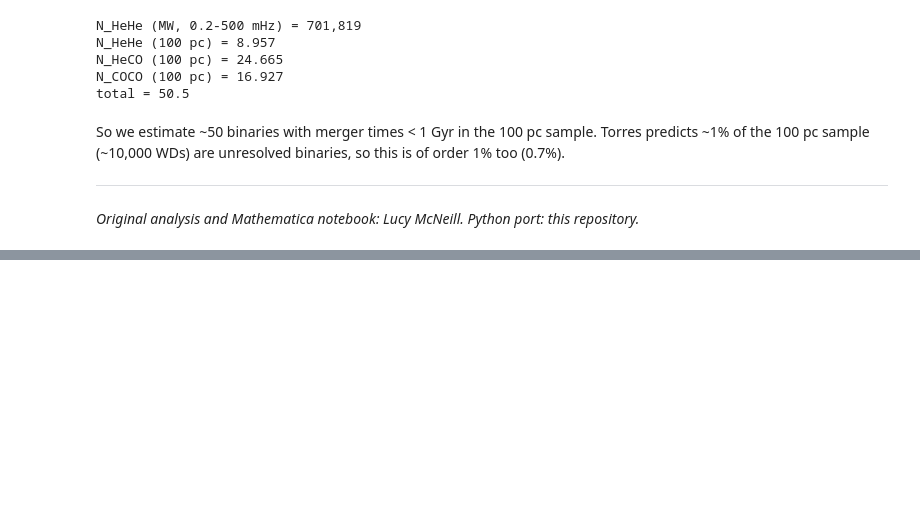
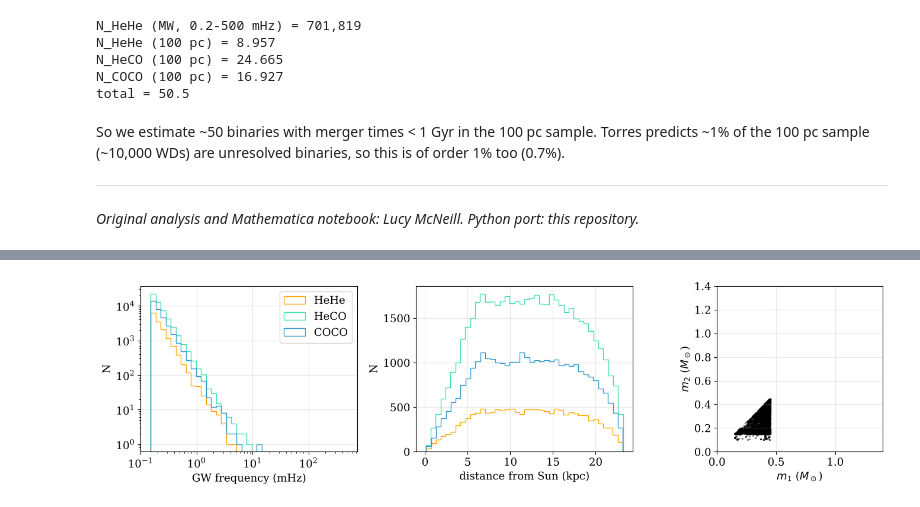
Before and after one commit to KarelPletsStriker/MBresponse, a Jupyter notebook: galactic-foreground-generator/notebooks/white_dwarf_rates.ipynb, the cells around one changed output, grey strips where cells are left out. Cells and saved outputs as stored; diff of their text form; code cells hidden in the pictures; blank space fills up the shorter version.

```diff
--- a/galactic-foreground-generator/notebooks/white_dwarf_rates.ipynb
+++ b/galactic-foreground-generator/notebooks/white_dwarf_rates.ipynb
@@ -330,0 +355,13 @@ are unresolved binaries, so this is of order 1% too (0.7%).
+# %%
+fig, axs = plt.subplots(1, 3, figsize=(14, 3.8))
+for c, colour in zip(("HeHe", "HeCO", "COCO"), ("orange", "#40e0b0", "#3399cc")):
+    sub = cat[cat.composition == c]
+    axs[0].hist(sub.f_gw * 1e3, bins=np.logspace(np.log10(0.15), np.log10(500), 40), histtype="step", color=colour, label=c)
+    axs[1].hist(sub.distance, bins=40, histtype="step", color=colour)
+axs[0].set(xscale="log", yscale="log", xlabel="GW frequency (mHz)", ylabel="N"); axs[0].legend()
+axs[1].set(xlabel="distance from Sun (kpc)", ylabel="N")
+axs[2].scatter(cat.m1[:5000], cat.m2[:5000], s=2, alpha=0.4, color="k")
+axs[2].set(xlabel=r"$m_1$ ($M_\odot$)", ylabel=r"$m_2$ ($M_\odot$)", aspect="equal", xlim=(0, 1.4), ylim=(0, 1.4))
+fig.tight_layout()
+# %% [output]
+[figure, added]
```
Also changed, not shown: parts of 4 cells of this notebook, 4 other files.
